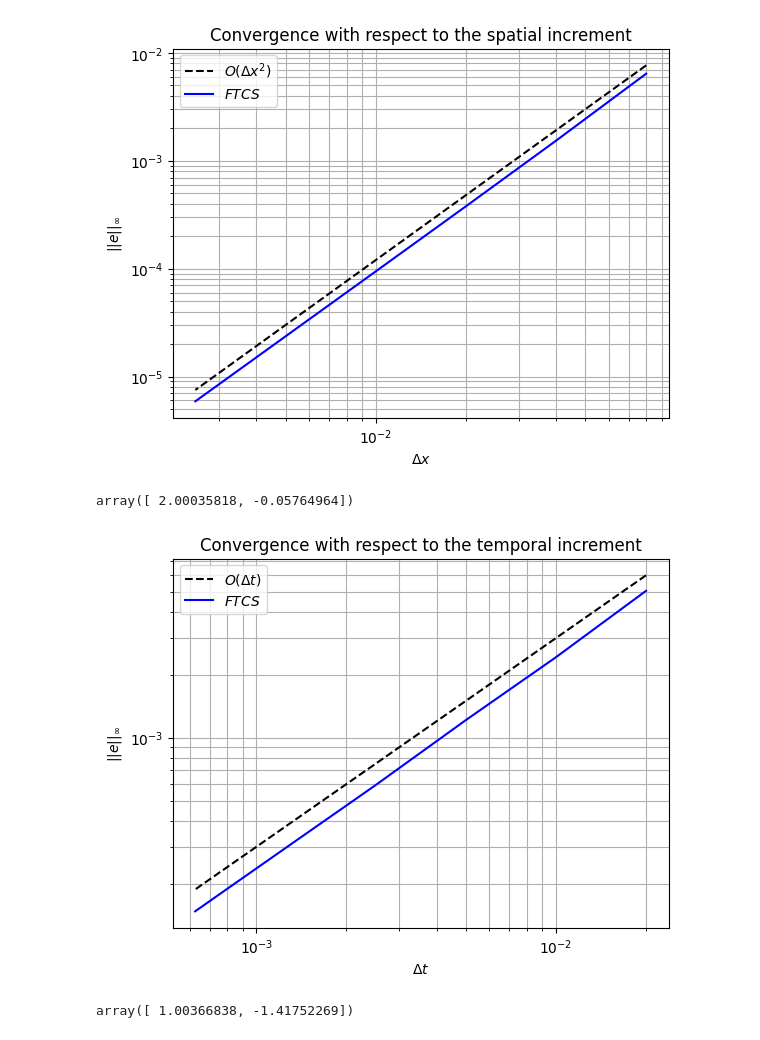
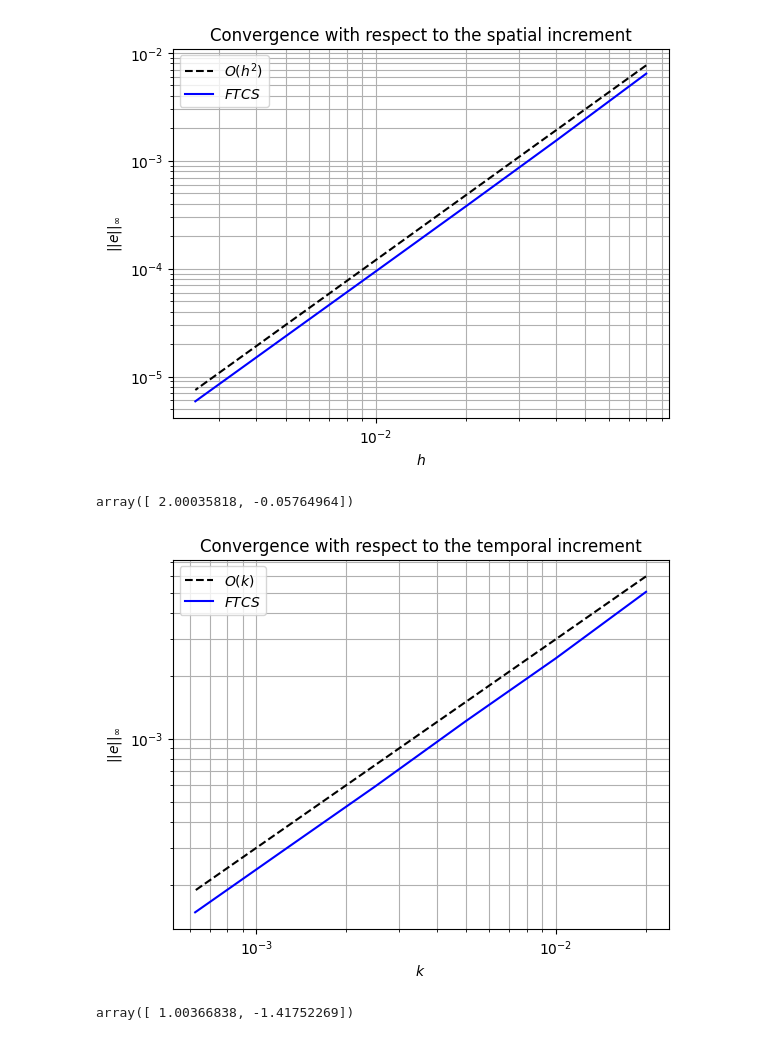
Before and after one commit to Maastrup/02687-SciFi-Computing, a Jupyter notebook: Assignment 2/E2.ipynb, the cells around one changed output. Cells and saved outputs as stored; diff of their text form; code cells hidden in the pictures.

```diff
--- a/Assignment 2/E2.ipynb
+++ b/Assignment 2/E2.ipynb
@@ -85,16 +78,16 @@ for Nx in Nx_values:
 # %%
-plt.loglog(dx_values,1.2*np.array(dx_values)**2, 'k--', label=r"$O(\Delta x^2)$")
+plt.loglog(dx_values,1.2*np.array(dx_values)**2, 'k--', label=r"$O(h^2)$")
 plt.loglog(dx_values,dx_errors,color="blue", label=r"$FTCS$")
 plt.title("Convergence with respect to the spatial increment")
-plt.xlabel(r'$\Delta x$')
+plt.xlabel(r'$h$')
 plt.ylabel(r'$||e||_\infty$')
 plt.grid(True, which = 'both')
 plt.legend()
 plt.show()
 
 np.polyfit(np.log(dx_values[4:]),np.log(dx_errors[4:]),1)
 # %% [output]
-[figure, old version]
+[figure, new version]
 array([ 2.00035818, -0.05764964])
 # %%
 Nt_values = [50, 100, 200, 400, 800, 1600]
@@ -132,10 +125,10 @@ for Nt in Nt_values:
     dt_errors.append(error)
     dt_values.append(dt)
 # %%
-plt.loglog(dt_values,0.3*np.array(dt_values), 'k--', label=r"$O(\Delta t)$")
+plt.loglog(dt_values,0.3*np.array(dt_values), 'k--', label=r"$O(k)$")
 plt.loglog(dt_values,dt_errors,color="blue", label=r"$FTCS$")
 plt.title("Convergence with respect to the temporal increment")
-plt.xlabel(r'$\Delta t$')
+plt.xlabel(r'$k$')
 plt.ylabel(r'$||e||_\infty$')
 plt.grid(True, which = 'both')
 plt.legend()
@@ -143,5 +136,5 @@ plt.show()
 
 np.polyfit(np.log(dt_values[3:]),np.log(dt_errors[3:]),1)
 # %% [output]
-[figure, old version]
+[figure, new version]
 array([ 1.00366838, -1.41752269])
```
Also changed, not shown: parts of 1 cell of this notebook, 1 other file.
